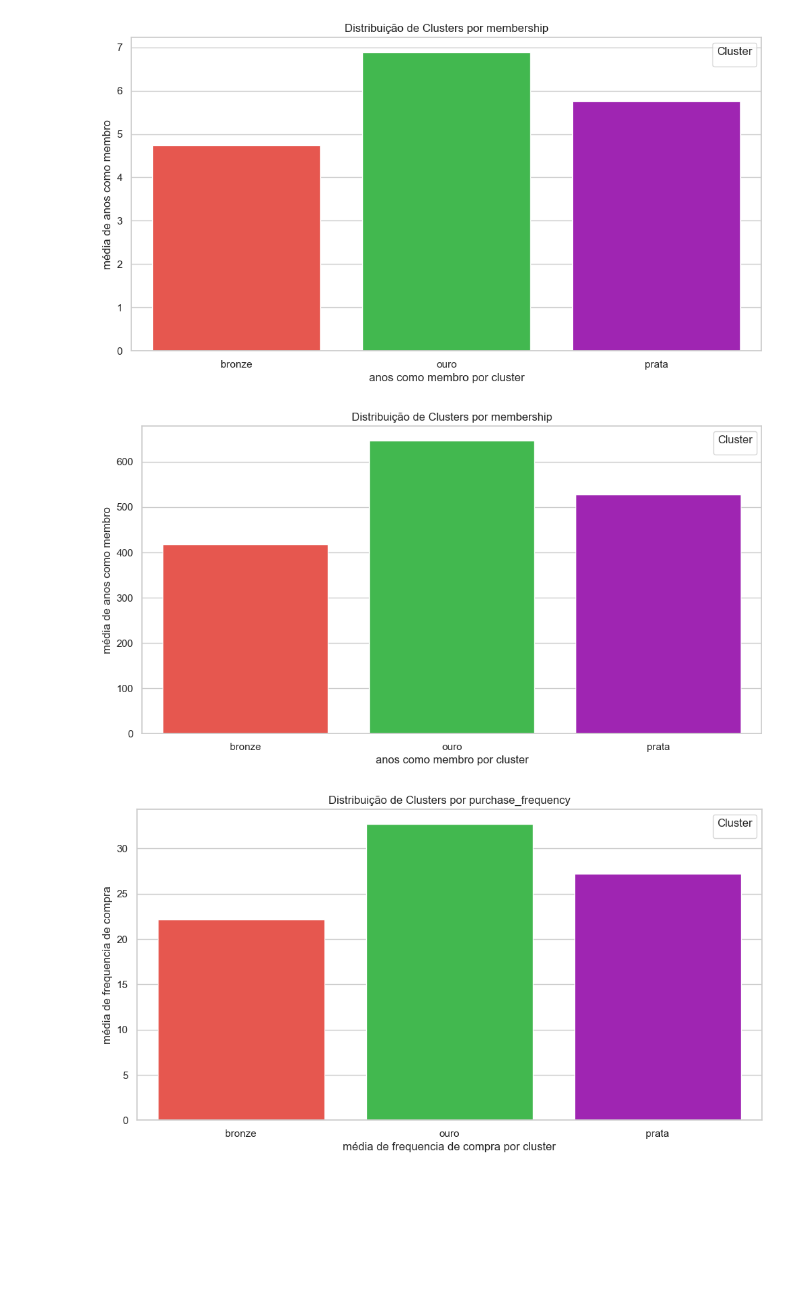
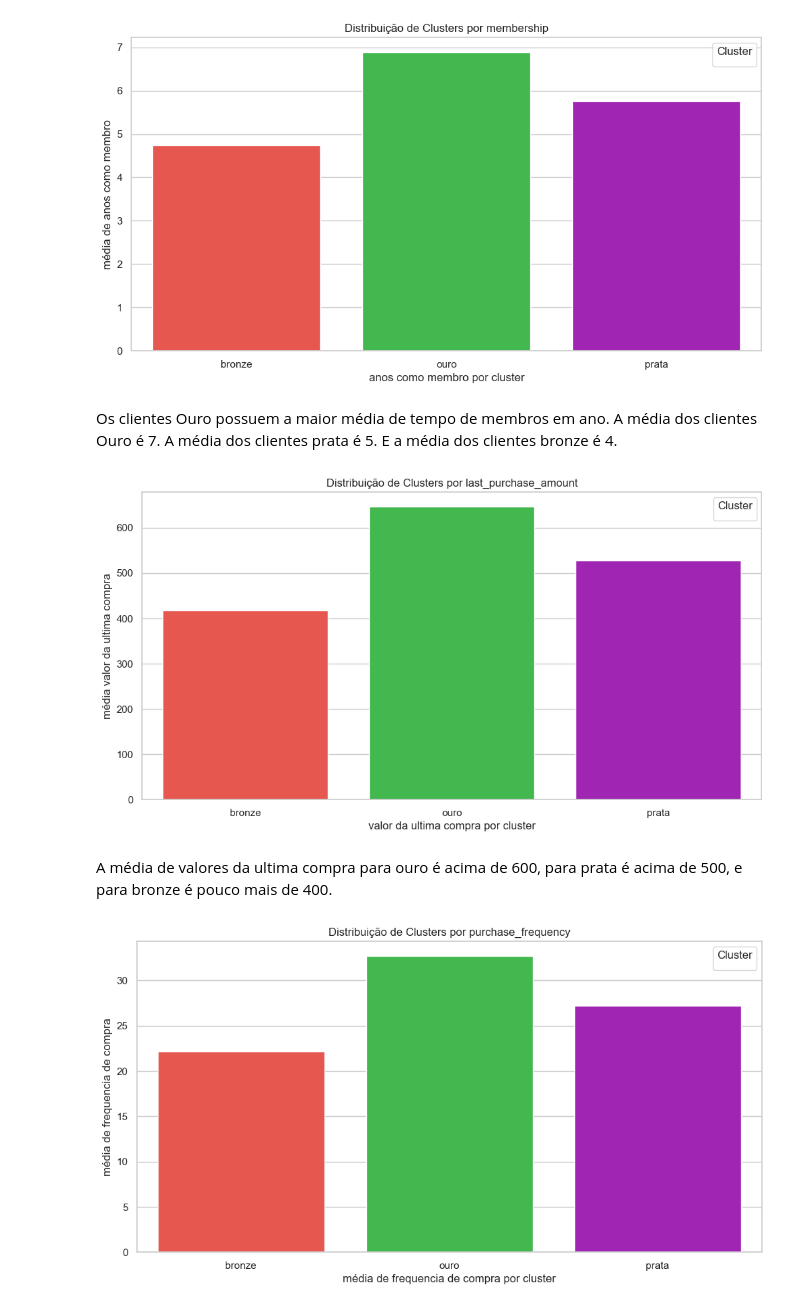
Before and after one commit to JulioRena/marketing_analysis_segmentation, a Jupyter notebook: transform/dataviz.ipynb, the cells around one changed output. Saved outputs shown, nothing was run; the diff lists cells and outputs as text; code cells hidden in the pictures; blank space fills up the shorter version.

```diff
--- a/transform/dataviz.ipynb
+++ b/transform/dataviz.ipynb
@@ -222,21 +228,25 @@ plt.legend(title="Cluster")
 plt.show()
 # %% [output]
 [figure]
+# %% [markdown]
+Os clientes Ouro possuem a maior média de tempo de membros em ano. A média dos clientes Ouro é 7. A média dos clientes prata é 5. E a média dos clientes bronze é 4.
 # %%
 sns.set(style="whitegrid")
 
 plt.figure(figsize=(12, 6))
 sns.barplot(data=df_purchase_amount_cluster, x='score_final_qcut_level', y='last_purchase_amount', hue='score_final_qcut_level', palette=pal)
 
-plt.xlabel("anos como membro por cluster")
-plt.ylabel("média de anos como membro")
-plt.title("Distribuição de Clusters por membership")
+plt.xlabel("valor da ultima compra por cluster")
+plt.ylabel("média valor da ultima compra")
+plt.title("Distribuição de Clusters por last_purchase_amount")
 
 
 plt.legend(title="Cluster")
 plt.show()
 # %% [output]
-[figure, old version]
+[figure, new version]
+# %% [markdown]
+A média de valores da ultima compra para ouro é acima de 600, para prata é acima de 500, e para bronze é pouco mais de 400.
 # %%
 sns.set(style="whitegrid")
 
```
Also changed, not shown: parts of 9 cells of this notebook, 1 other file.
